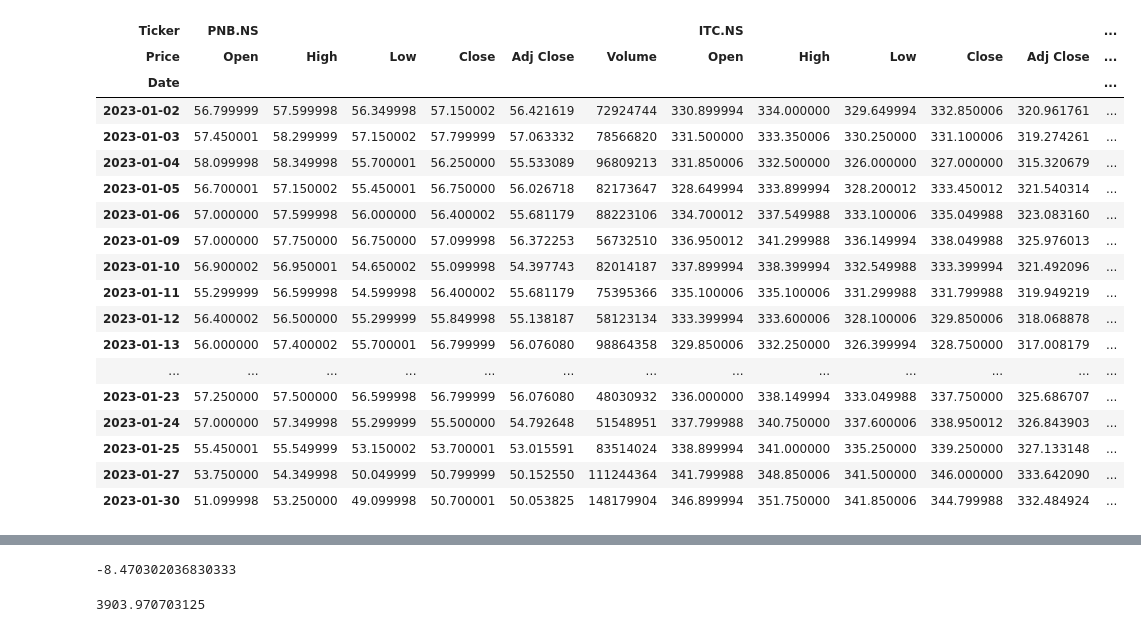
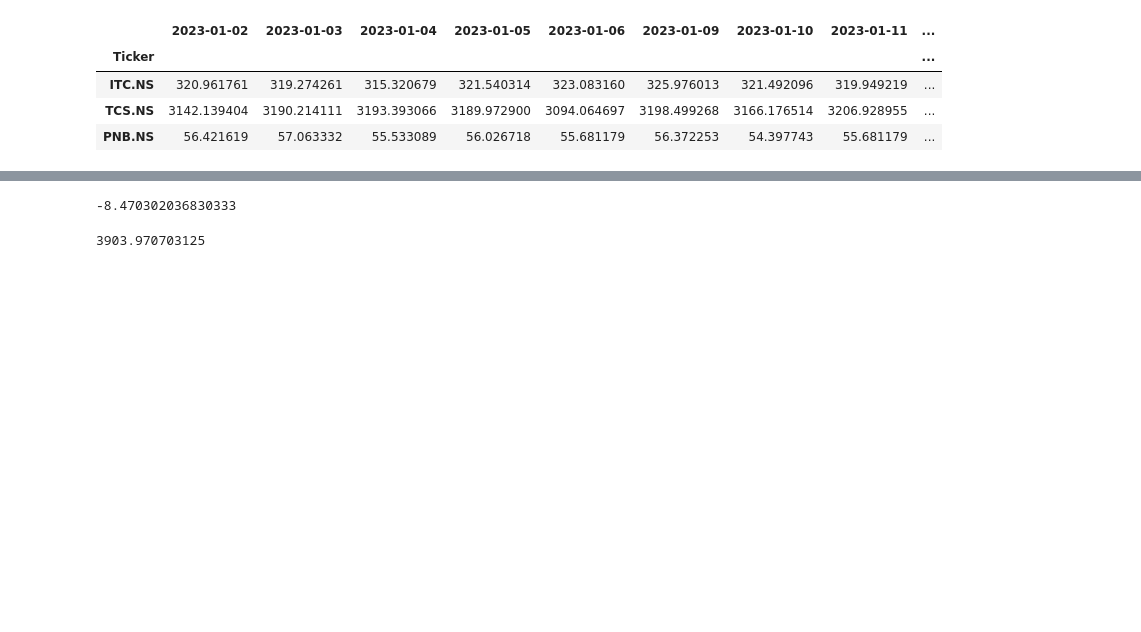
Before and after one commit to shekharbiswas/Finance, a Jupyter notebook: testing.ipynb, the cells around one changed output, grey strips where cells are left out. Drawn from its saved outputs; the diff is of its cells as text; code cells hidden in the pictures; blank space fills up the shorter version.

```diff
--- a/testing.ipynb
+++ b/testing.ipynb
@@ -99,43 +99,33 @@ def get_recom(stock_code, sdate, edate):
 # %%
 # Multi stocks testing
 
 stock_code = ['PNB.NS', 'TCS.NS', 'ITC.NS']
 sdate = '2023-01-01'
 edate = '2023-01-31'
 
 df1 = yf.download(
     tickers = stock_code,
     start=sdate,
     #end=date.today().replace(day=2),
     end = edate,
     interval = "1d",
     threads=True,
     group_by = 'ticker',
     progress=False
                     )
 
 
-df1
+data = df1[[col for col in df1.columns if col[1] == 'Adj Close' ]]
+data.columns = data.columns.droplevel(1)
+data = data.T
+data.columns = list(pd.Series(data.columns).apply(lambda x :  x.strftime('%Y-%m-%d')))
+data
 # %% [output]
-| Ticker | PNB.NS |  |  |  |  |  | ITC.NS |  |  |  |  | ... |
-| Price | Open | High | Low | Close | Adj Close | Volume | Open | High | Low | Close | Adj Close | ... |
-| Date |  |  |  |  |  |  |  |  |  |  |  | ... |
-| 2023-01-02 | 56.799999 | 57.599998 | 56.349998 | 57.150002 | 56.421619 | 72924744 | 330.899994 | 334.000000 | 329.649994 | 332.850006 | 320.961761 | ... |
-| 2023-01-03 | 57.450001 | 58.299999 | 57.150002 | 57.799999 | 57.063332 | 78566820 | 331.500000 | 333.350006 | 330.250000 | 331.100006 | 319.274261 | ... |
-| 2023-01-04 | 58.099998 | 58.349998 | 55.700001 | 56.250000 | 55.533089 | 96809213 | 331.850006 | 332.500000 | 326.000000 | 327.000000 | 315.320679 | ... |
-| 2023-01-05 | 56.700001 | 57.150002 | 55.450001 | 56.750000 | 56.026718 | 82173647 | 328.649994 | 333.899994 | 328.200012 | 333.450012 | 321.540314 | ... |
-| 2023-01-06 | 57.000000 | 57.599998 | 56.000000 | 56.400002 | 55.681179 | 88223106 | 334.700012 | 337.549988 | 333.100006 | 335.049988 | 323.083160 | ... |
-| 2023-01-09 | 57.000000 | 57.750000 | 56.750000 | 57.099998 | 56.372253 | 56732510 | 336.950012 | 341.299988 | 336.149994 | 338.049988 | 325.976013 | ... |
-| 2023-01-10 | 56.900002 | 56.950001 | 54.650002 | 55.099998 | 54.397743 | 82014187 | 337.899994 | 338.399994 | 332.549988 | 333.399994 | 321.492096 | ... |
-| 2023-01-11 | 55.299999 | 56.599998 | 54.599998 | 56.400002 | 55.681179 | 75395366 | 335.100006 | 335.100006 | 331.299988 | 331.799988 | 319.949219 | ... |
-| 2023-01-12 | 56.400002 | 56.500000 | 55.299999 | 55.849998 | 55.138187 | 58123134 | 333.399994 | 333.600006 | 328.100006 | 329.850006 | 318.068878 | ... |
-| 2023-01-13 | 56.000000 | 57.400002 | 55.700001 | 56.799999 | 56.076080 | 98864358 | 329.850006 | 332.250000 | 326.399994 | 328.750000 | 317.008179 | ... |
-| ... | ... | ... | ... | ... | ... | ... | ... | ... | ... | ... | ... | ... |
-| 2023-01-23 | 57.250000 | 57.500000 | 56.599998 | 56.799999 | 56.076080 | 48030932 | 336.000000 | 338.149994 | 333.049988 | 337.750000 | 325.686707 | ... |
-| 2023-01-24 | 57.000000 | 57.349998 | 55.299999 | 55.500000 | 54.792648 | 51548951 | 337.799988 | 340.750000 | 337.600006 | 338.950012 | 326.843903 | ... |
-| 2023-01-25 | 55.450001 | 55.549999 | 53.150002 | 53.700001 | 53.015591 | 83514024 | 338.899994 | 341.000000 | 335.250000 | 339.250000 | 327.133148 | ... |
-| 2023-01-27 | 53.750000 | 54.349998 | 50.049999 | 50.799999 | 50.152550 | 111244364 | 341.799988 | 348.850006 | 341.500000 | 346.000000 | 333.642090 | ... |
-| 2023-01-30 | 51.099998 | 53.250000 | 49.099998 | 50.700001 | 50.053825 | 148179904 | 346.899994 | 351.750000 | 341.850006 | 344.799988 | 332.484924 | ... |
+|  | 2023-01-02 | 2023-01-03 | 2023-01-04 | 2023-01-05 | 2023-01-06 | 2023-01-09 | 2023-01-10 | 2023-01-11 | ... |
+| Ticker |  |  |  |  |  |  |  |  | ... |
+| ITC.NS | 320.961761 | 319.274261 | 315.320679 | 321.540314 | 323.083160 | 325.976013 | 321.492096 | 319.949219 | ... |
+| TCS.NS | 3142.139404 | 3190.214111 | 3193.393066 | 3189.972900 | 3094.064697 | 3198.499268 | 3166.176514 | 3206.928955 | ... |
+| PNB.NS | 56.421619 | 57.063332 | 55.533089 | 56.026718 | 55.681179 | 56.372253 | 54.397743 | 55.681179 | ... |
 # %%
 df1 = df1[['Adj Close', 'Volume']]
 df1.columns = ['price', 'vol']
```
